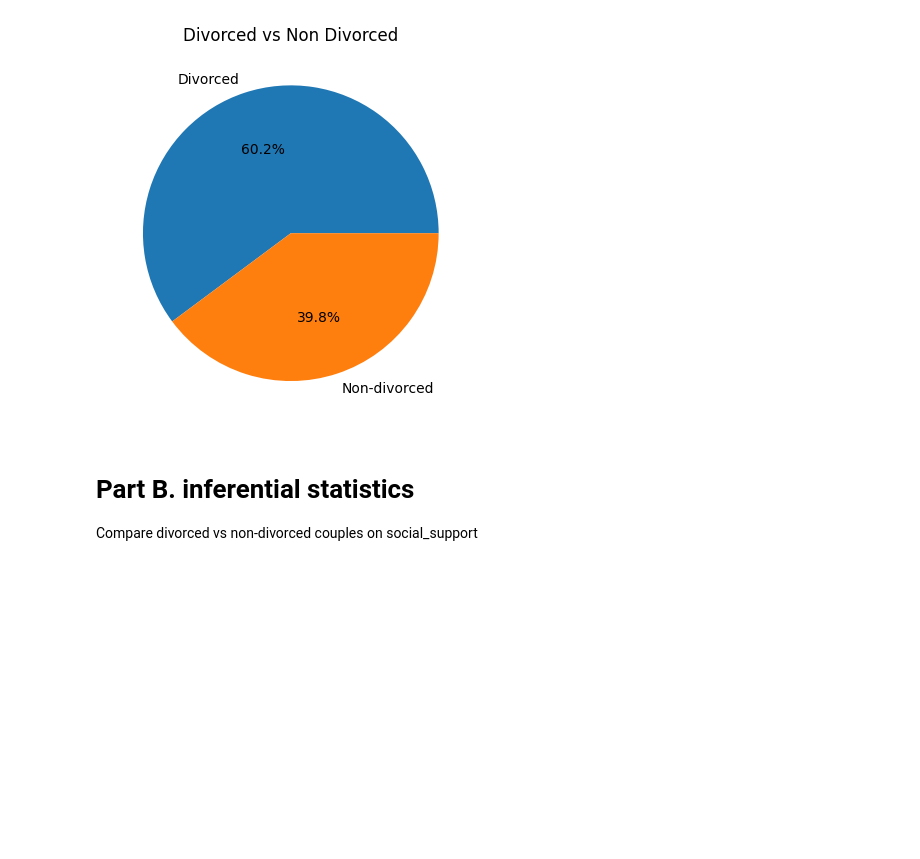
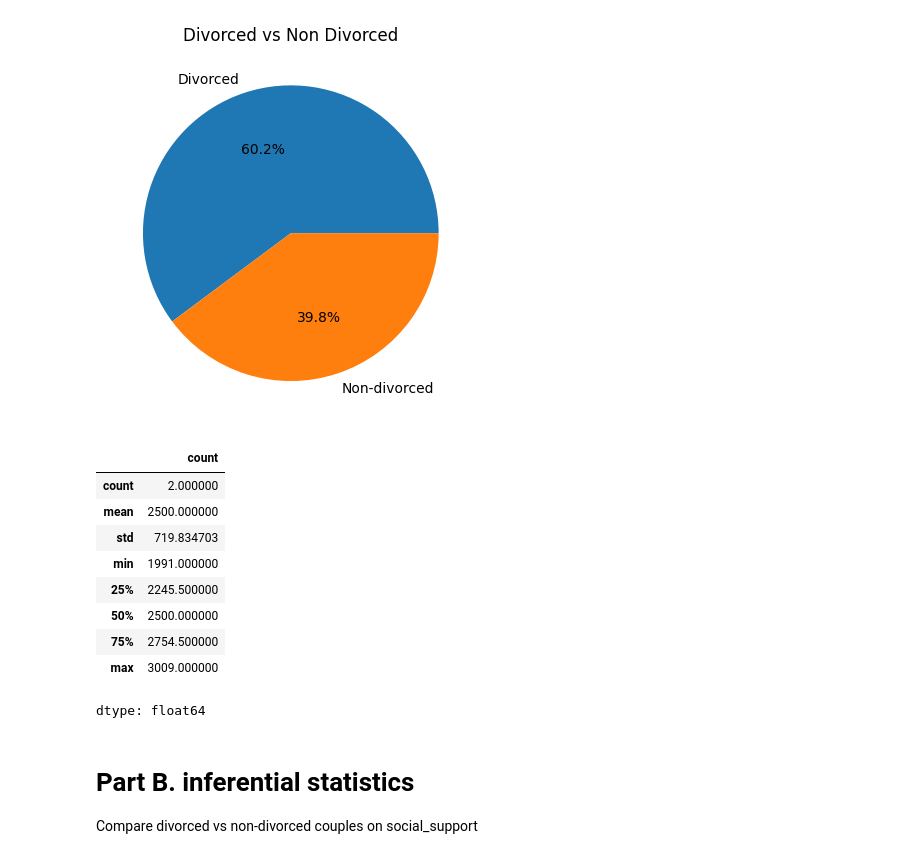
Before and after one commit to Rodrigu87/Module-2-Project-CAS-UniBe, a Jupyter notebook: Divorce.ipynb, the cells around one changed output. Cells and saved outputs as stored; diff of their text form; code cells hidden in the pictures; blank space fills up the shorter version.

```diff
--- a/Divorce.ipynb
+++ b/Divorce.ipynb
@@ -71,6 +71,20 @@ plt.title("Divorced vs Non Divorced")
 plt.show()
 # %% [output]
 [figure]
+# %%
+data = df['divorced'].value_counts()
+data.describe()
+# %% [output]
+|  | count |
+| count | 2.000000 |
+| mean | 2500.000000 |
+| std | 719.834703 |
+| min | 1991.000000 |
+| 25% | 2245.500000 |
+| 50% | 2500.000000 |
+| 75% | 2754.500000 |
+| max | 3009.000000 |
+dtype: float64
 # %% [markdown]
 
 
```
